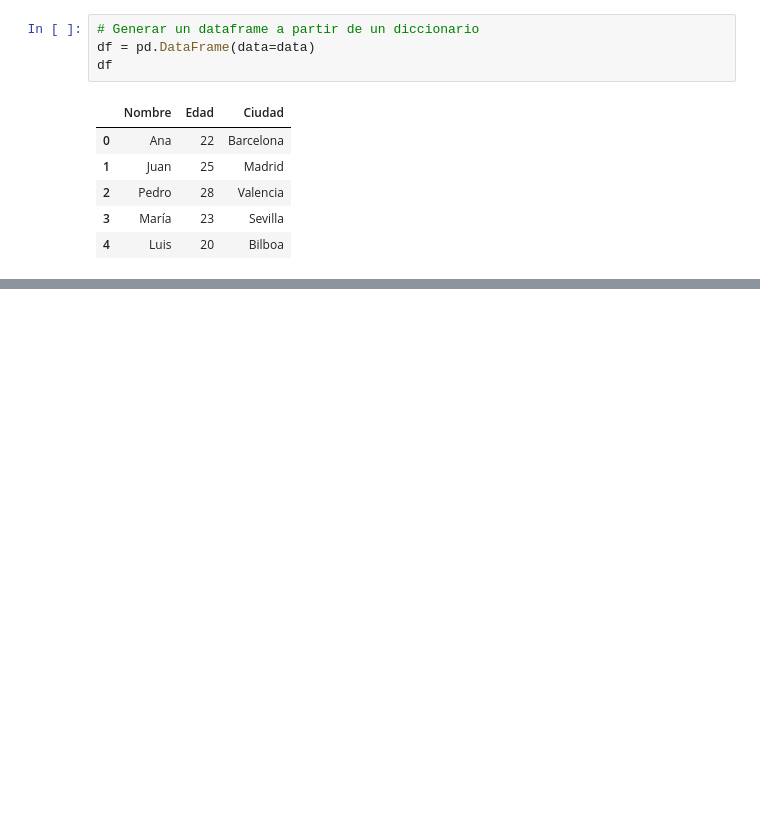
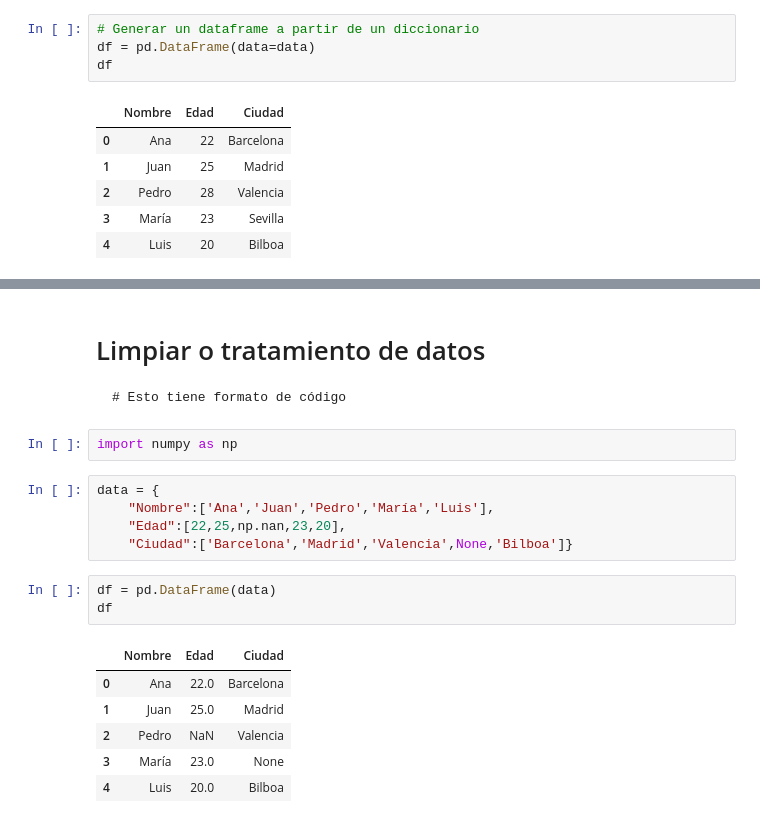
Before and after one commit to ETorresSacha/Prediccion-RULL, a Jupyter notebook: AD_1.ipynb, the cells around one changed output, grey strips where cells are left out. Drawn from its saved outputs; the diff is of its cells as text; blank space fills up the shorter version.

````diff
--- a/AD_1.ipynb
+++ b/AD_1.ipynb
@@ -40,0 +134,23 @@ df
+# %% [markdown]
+# Limpiar o tratamiento de datos
+
+```
+# Esto tiene formato de código
+```
+# %%
+import numpy as np
+# %%
+data = {
+    "Nombre":['Ana','Juan','Pedro','María','Luis'],
+    "Edad":[22,25,np.nan,23,20],
+    "Ciudad":['Barcelona','Madrid','Valencia',None,'Bilboa']}
+# %%
+df = pd.DataFrame(data)
+df
+# %% [output]
+|  | Nombre | Edad | Ciudad |
+| 0 | Ana | 22.0 | Barcelona |
+| 1 | Juan | 25.0 | Madrid |
+| 2 | Pedro | NaN | Valencia |
+| 3 | María | 23.0 | None |
+| 4 | Luis | 20.0 | Bilboa |
````
Also changed, not shown: parts of 24 cells of this notebook.
